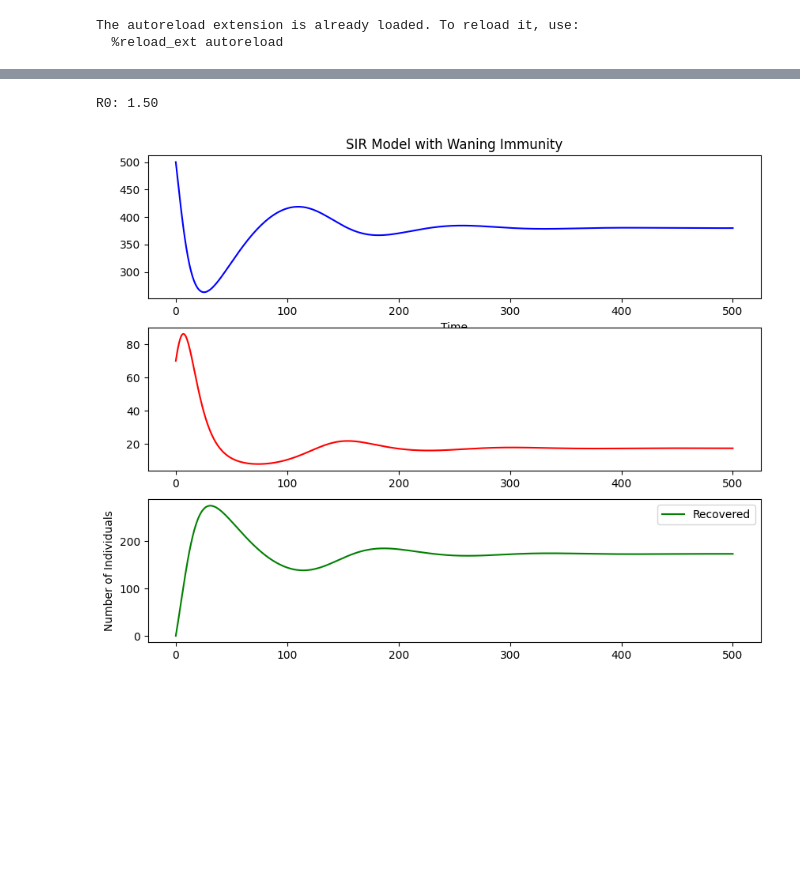
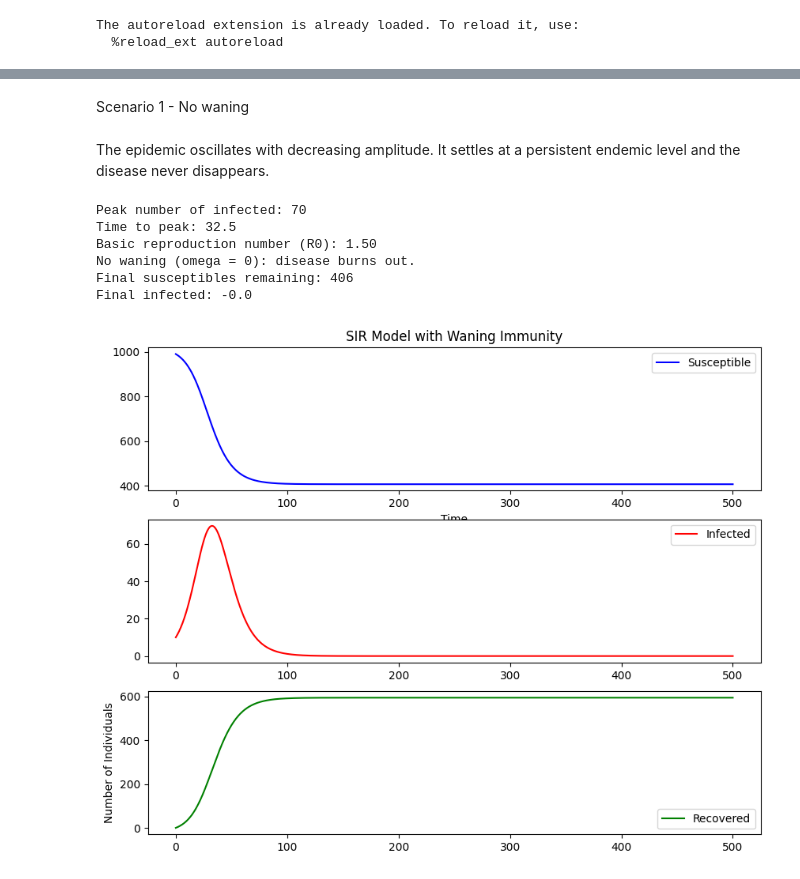
Before and after one commit to kguzman24/epidemic-drivers-through-machine-learning, a Jupyter notebook: notebooks/exploring_waning_immunity.ipynb, the cells around one changed output, grey strips where cells are left out. Cells and saved outputs as stored; diff of their text form; code cells hidden in the pictures; blank space fills up the shorter version.

```diff
--- a/notebooks/exploring_waning_immunity.ipynb
+++ b/notebooks/exploring_waning_immunity.ipynb
@@ -34,7 +34,3 @@ params = [beta, gamma, omega]
 
 # initial conditions vector
 y0 = [100, 1, 0] # 100 susceptible, 1 infected, 0 recovered people
-# %%
-y = simulator(params, y0, t) #simulate the SIR model with waning immunity
-
-plot_simulation(t, y, beta, gamma) #plot the simulation results
@@ -55,3 +38,0 @@ y0 = [500, 70, 0] # 500 susceptible, 70 infected, 0 recovered people
-# %%
-y = simulator(params, y0, t) #simulate the SIR model with waning immunity
-plot_simulation(t, y, beta, gamma) #plot the simulation results
@@ -61,15 +39,24 @@ R0: 70.00
+# %% [markdown]
+Scenario 1 - No waning
+# %% [markdown]
+The epidemic oscillates with decreasing amplitude. It settles at a persistent endemic level and the disease never disappears.
 # %%
 beta = 0.3
 gamma = 0.2
-omega = 0.02 #waning rate
+omega = 0.00 #waning rate
 
 params = [beta, gamma, omega]
 
 # initial conditions vector
-y0 = [500, 70, 0] # 500 susceptible, 70 infected, 0 recovered people
+y0 = [990, 10, 0] # 500 susceptible, 70 infected, 0 recovered people
 
 y = simulator(params, y0, t) #simulate the SIR model with waning immunity
-plot_simulation(t, y, beta, gamma) #plot the simulation results
+plot_simulation(t, y, params) #plot the simulation results
 # %% [output]
-R0: 1.50
+Peak number of infected: 70
+Time to peak: 32.5
+Basic reproduction number (R0): 1.50
+No waning (omega = 0): disease burns out.
+Final susceptibles remaining: 406
+Final infected: -0.0
-[figure, old version]
+[figure, new version]
```
Also changed, not shown: parts of 10 cells of this notebook, 1 other file.
